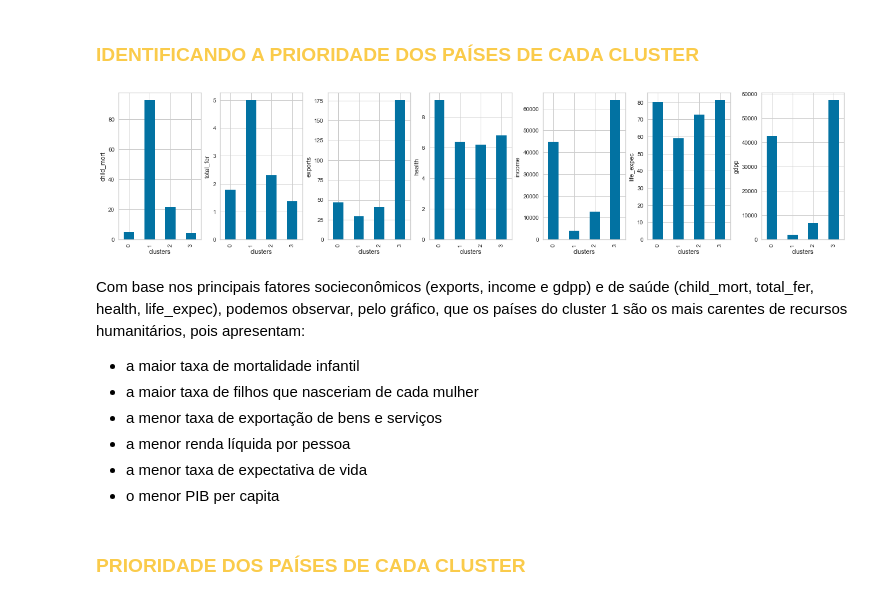
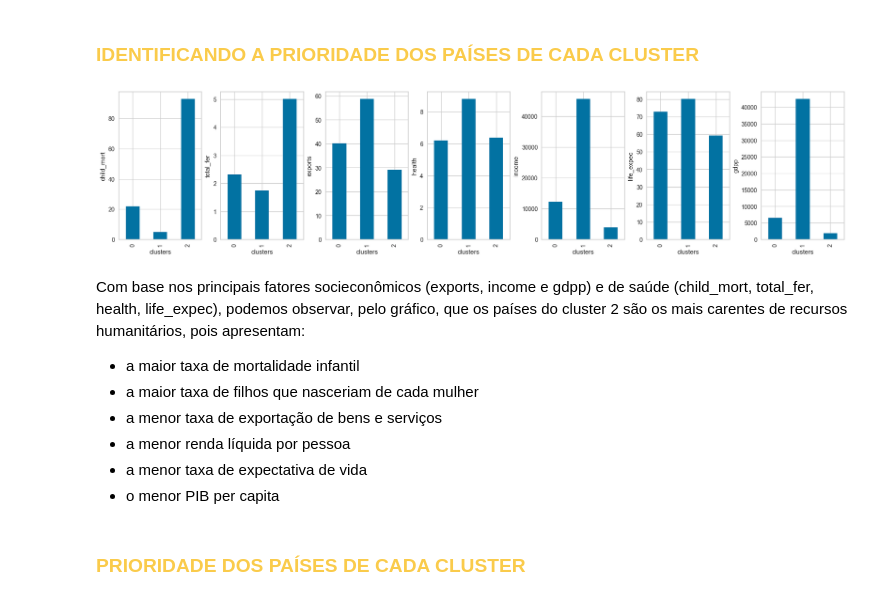
Before and after one commit to DanielaSenna/country-data-kmeans, a Jupyter notebook: projeto-country-data-kmeans/Projeto.ipynb, the cells around one changed output. Drawn from its saved outputs; the diff is of its cells as text; code cells hidden in the pictures.

```diff
--- a/projeto-country-data-kmeans/Projeto.ipynb
+++ b/projeto-country-data-kmeans/Projeto.ipynb
@@ -384,7 +419,7 @@ dt_pca.head()
 # %% [markdown]
 **<font color='#3CB371'>Método Elbow</font>**
 # %%
-visualizer = KElbowVisualizer(KMeans(init="k-means++", random_state=42), k=(1, 10))
-visualizer.fit(dt_pca.iloc[:,:4])
+visualizer = KElbowVisualizer(KMeans(random_state=42), k=(2, 8))
+visualizer.fit(dt_pca)
 visualizer.show()
 # %% [output]
@@ -395,7 +430,7 @@ O método Elbow aponta que o valor ideal para o k do K-means com PCA é 4
 # %% [markdown]
 **<font color='#3CB371'>Silhouette</font>**
 # %%
-visualizer = SilhouetteVisualizer(KMeans(init="k-means++", random_state=42), colors='yellowbrick')
-visualizer.fit(dt_pca.iloc[:,:4])
+visualizer = SilhouetteVisualizer(KMeans(n_clusters=4, random_state=42), colors='yellowbrick')
+visualizer.fit(dt_pca)
 visualizer.show()
 # %% [output]
@@ -430,0 +479,8 @@ print("{} \n{} \n{} \n{}".format(kmeans_pca.n_clusters, kmeans_pca.cluster_cente
+# %%
+model_com_pca = KMeans(n_clusters=3, random_state=42)
+kmeans_pca = model_com_pca.fit(dt_pca)
+
+model_sem_pca = KMeans(n_clusters=3, random_state=42)
+kmeans_sem_pca = model_sem_pca.fit(X)
+
+print("COM PCA {} \nSEM PCA {}".format(model_com_pca.inertia_, model_sem_pca.inertia_))
@@ -438,7 +497,6 @@ Inércia K-means com PCA: 514.2073501405218
 **<font color='#3CB371'>O K-means com PCA obteve uma inércia menor. Portanto, vamos considerar a categorização dos países do K-means com PCA</font>**.
 # %%
 df_pca_kmeans = dt.copy()
-df_pca_kmeans["country"] = dt["country"]
 df_pca_kmeans["clusters_pca"] = kmeans_pca.labels_
 df_pca_kmeans.head()
 # %% [output]
@@ -453,20 +511,20 @@ df_pca_kmeans.head()
 # %%
 cols = ["child_mort", "total_fer", "exports", "health", "income", "life_expec", "gdpp"]
 
 fig, ax = plt.subplots(ncols=7, figsize=(18,4), constrained_layout=True)
 
-df_pca_kmeans.groupby(['clusters_pca']).mean()["child_mort"].T.plot(kind='bar', ax=ax[0], xlabel="clusters", ylabel="child_mort")
-df_pca_kmeans.groupby(['clusters_pca']).mean()["total_fer"].T.plot(kind='bar', ax=ax[1], xlabel="clusters", ylabel="total_fer")
-df_pca_kmeans.groupby(['clusters_pca']).mean()["exports"].T.plot(kind='bar', ax=ax[2], xlabel="clusters", ylabel="exports")
-df_pca_kmeans.groupby(['clusters_pca']).mean()["health"].T.plot(kind='bar', ax=ax[3], xlabel="clusters", ylabel="health")
-df_pca_kmeans.groupby(['clusters_pca']).mean()["income"].T.plot(kind='bar', ax=ax[4], xlabel="clusters", ylabel="income")
-df_pca_kmeans.groupby(['clusters_pca']).mean()["life_expec"].T.plot(kind='bar', ax=ax[5], xlabel="clusters", ylabel="life_expec")
-df_pca_kmeans.groupby(['clusters_pca']).mean()["gdpp"].T.plot(kind='bar', ax=ax[6], xlabel="clusters", ylabel="gdpp")
+df_pca_kmeans.groupby(['clusters_pca'])["child_mort"].mean().T.plot(kind='bar', ax=ax[0], xlabel="clusters", ylabel="child_mort")
+df_pca_kmeans.groupby(['clusters_pca'])["total_fer"].mean().T.plot(kind='bar', ax=ax[1], xlabel="clusters", ylabel="total_fer")
+df_pca_kmeans.groupby(['clusters_pca'])["exports"].mean().T.plot(kind='bar', ax=ax[2], xlabel="clusters", ylabel="exports")
+df_pca_kmeans.groupby(['clusters_pca'])["health"].mean().T.plot(kind='bar', ax=ax[3], xlabel="clusters", ylabel="health")
+df_pca_kmeans.groupby(['clusters_pca'])["income"].mean().T.plot(kind='bar', ax=ax[4], xlabel="clusters", ylabel="income")
+df_pca_kmeans.groupby(['clusters_pca'])["life_expec"].mean().T.plot(kind='bar', ax=ax[5], xlabel="clusters", ylabel="life_expec")
+df_pca_kmeans.groupby(['clusters_pca'])["gdpp"].mean().T.plot(kind='bar', ax=ax[6], xlabel="clusters", ylabel="gdpp")
 plt.show()
 # %% [output]
-[figure, old version]
+[figure, new version]
 # %% [markdown]
-Com base nos principais fatores socieconômicos (exports, income e gdpp) e de saúde (child_mort, total_fer, health, life_expec), podemos observar, pelo gráfico, que os países do cluster 1 são os mais carentes de recursos humanitários, pois apresentam:
+Com base nos principais fatores socieconômicos (exports, income e gdpp) e de saúde (child_mort, total_fer, health, life_expec), podemos observar, pelo gráfico, que os países do cluster 2 são os mais carentes de recursos humanitários, pois apresentam:
 * a maior taxa de mortalidade infantil
 * a maior taxa de filhos que nasceriam de cada mulher
 * a menor taxa de exportação de bens e serviços
```
Also changed, not shown: parts of 37 cells of this notebook.
